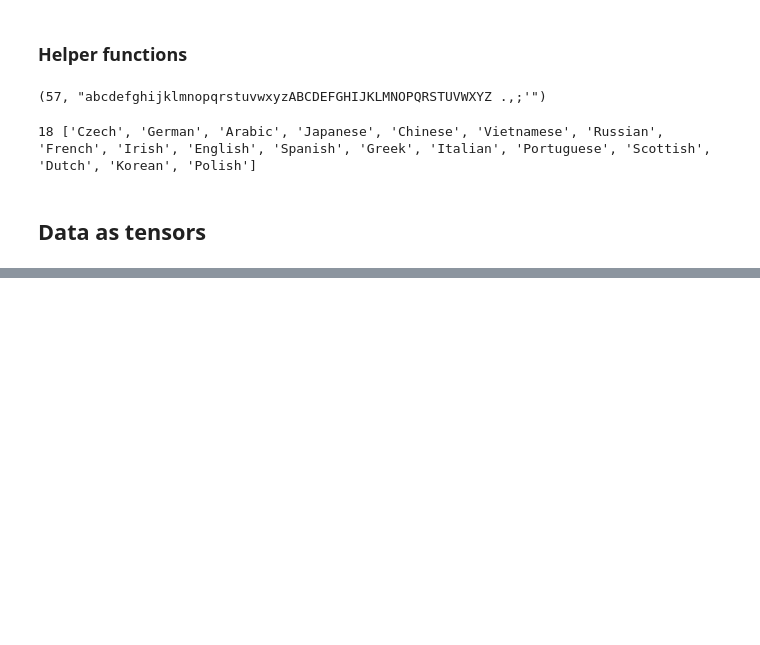
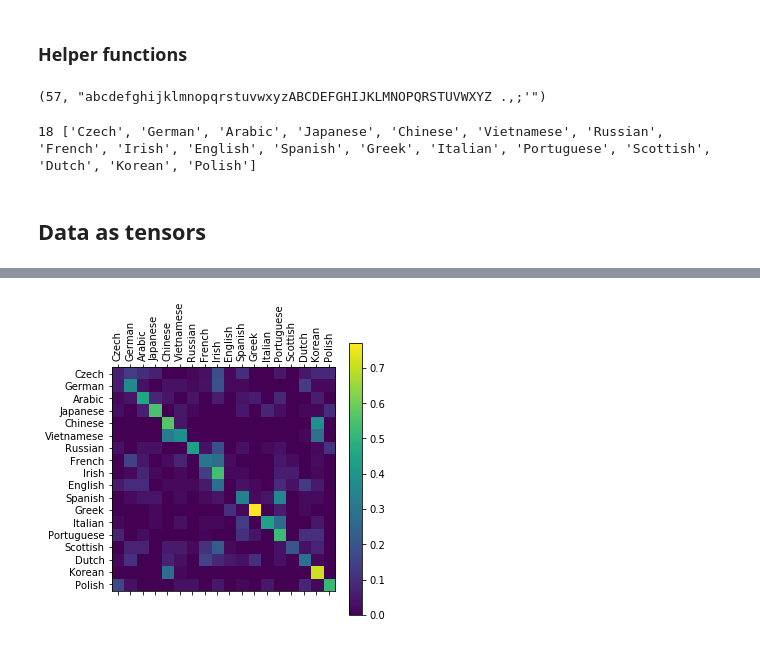
Before and after one commit to leobrowning92/char-rnn-workshop, a Jupyter notebook: char_rnn_clasifyer.ipynb, the cells around one changed output, grey strips where cells are left out. Drawn from its saved outputs; the diff is of its cells as text; code cells hidden in the pictures; blank space fills up the shorter version.

```diff
--- a/char_rnn_clasifyer.ipynb
+++ b/char_rnn_clasifyer.ipynb
@@ -112,0 +325,3 @@ def letter_to_tensor(l)
+# %%
+lang, name, lang_t, name_t = random_language_name()
+train_step(lang_t, name_t)
@@ -112,0 +332,24 @@ def letter_to_tensor(l)
+# %%
+def time_since(start):
+    """little helper for pretty timestampinh"""
+    now = time.time()
+    dt = now - start
+    mins = int(dt/60)
+    return f'{mins:>02}:{dt - mins*60:>05.2f}(m:s)'
+
+def train(rnn, n_iters):
+    eval_every = (n_iters//10)
+    losses = []
+    confusions = []
+    start = time.time()
+    for i in range(n_iters):
+        lang, name, lang_t, name_t = random_language_name()
+        output, loss = train_step(lang_t, name_t)
+        losses.append(loss)
+
+        if (i+1)%eval_every==0 :
+                confusions.append(evaluate_confusion(rnn))
+                av_loss = sum(losses[-eval_every:])/eval_every
+                print(f'iter = {i+1:<6} training time = {time_since(start)} %done = {i/n_iters*100:<5.0f}% loss = {av_loss:<10.4f}')
+# %%
+train(rnn, 10000)
@@ -112,0 +363,5 @@ def letter_to_tensor(l)
+# %%
+confusion = evaluate_confusion(rnn, n_samples = 1000)
+plot_confusion(confusion)
+# %% [output]
+[figure, added]
```
Also changed, not shown: parts of 27 cells of this notebook, 1 other file.
